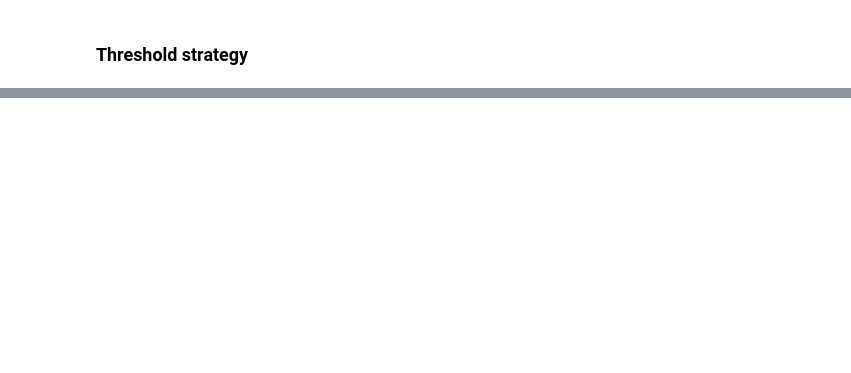
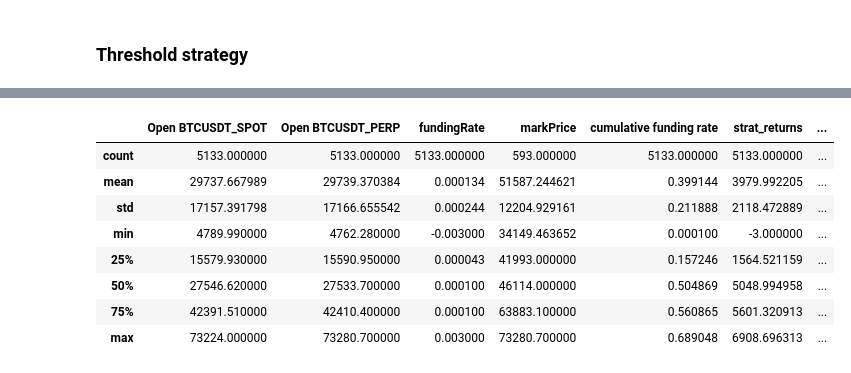
Before and after one commit to Aidasvenc/funding-rate-trading, a Jupyter notebook: Strategy.ipynb, the cells around one changed output, grey strips where cells are left out. Saved outputs shown, nothing was run; the diff lists cells and outputs as text; code cells hidden in the pictures; blank space fills up the shorter version.

```diff
--- a/Strategy.ipynb
+++ b/Strategy.ipynb
@@ -8,8 +10,9 @@ import itertools
 # %%
-data2 = pd.read_csv('/Users/nikopindao/Desktop/Master /MA2/Blockchain /Project/Carry_Trade/data/Bitcoin 2019-09-10')
-data2['Open Time'] = pd.to_datetime(data2['Open Time'])  # Convert before setting as index
-data2.set_index('Open Time', inplace=True, drop=True)
-data2
+# Load data
+data = pd.read_csv('/Users/nikopindao/Desktop/Master /MA2/Blockchain /Project/Carry_Trade/data/Bitcoin 2019-09-10')
+data['Open Time'] = pd.to_datetime(data['Open Time'])  # Convert before setting as index
+data.set_index('Open Time', inplace=True, drop=True)
+data
 # %% [output]
 |  | Open BTCUSDT_SPOT | Open BTCUSDT_PERP | fundingRate | markPrice | cumulative funding rate |
 | Open Time |  |  |  |  |  |
@@ -271,0 +217,12 @@ plt.show()  # Display the plot
+# %%
+data_hold.describe()
+# %% [output]
+|  | Open BTCUSDT_SPOT | Open BTCUSDT_PERP | fundingRate | markPrice | cumulative funding rate | strat_returns | ... |
+| count | 5133.000000 | 5133.000000 | 5133.000000 | 593.000000 | 5133.000000 | 5133.000000 | ... |
+| mean | 29737.667989 | 29739.370384 | 0.000134 | 51587.244621 | 0.399144 | 3979.992205 | ... |
+| std | 17157.391798 | 17166.655542 | 0.000244 | 12204.929161 | 0.211888 | 2118.472889 | ... |
+| min | 4789.990000 | 4762.280000 | -0.003000 | 34149.463652 | 0.000100 | -3.000000 | ... |
+| 25% | 15579.930000 | 15590.950000 | 0.000043 | 41993.000000 | 0.157246 | 1564.521159 | ... |
+| 50% | 27546.620000 | 27533.700000 | 0.000100 | 46114.000000 | 0.504869 | 5048.994958 | ... |
+| 75% | 42391.510000 | 42410.400000 | 0.000100 | 63883.100000 | 0.560865 | 5601.320913 | ... |
+| max | 73224.000000 | 73280.700000 | 0.003000 | 73280.700000 | 0.689048 | 6908.696313 | ... |
```
Also changed, not shown: parts of 26 cells of this notebook.
